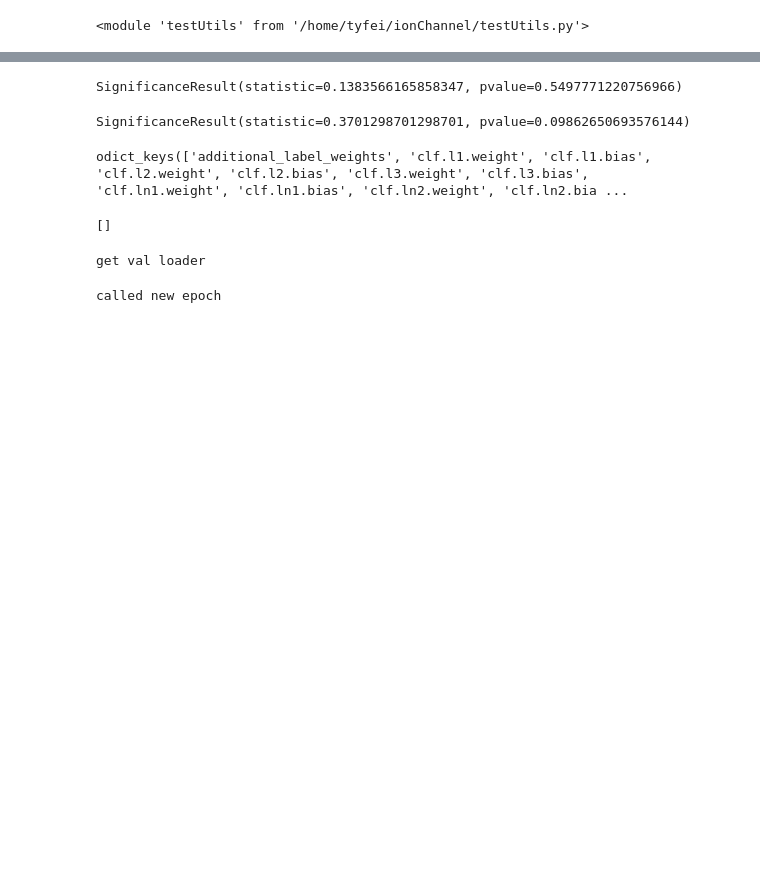
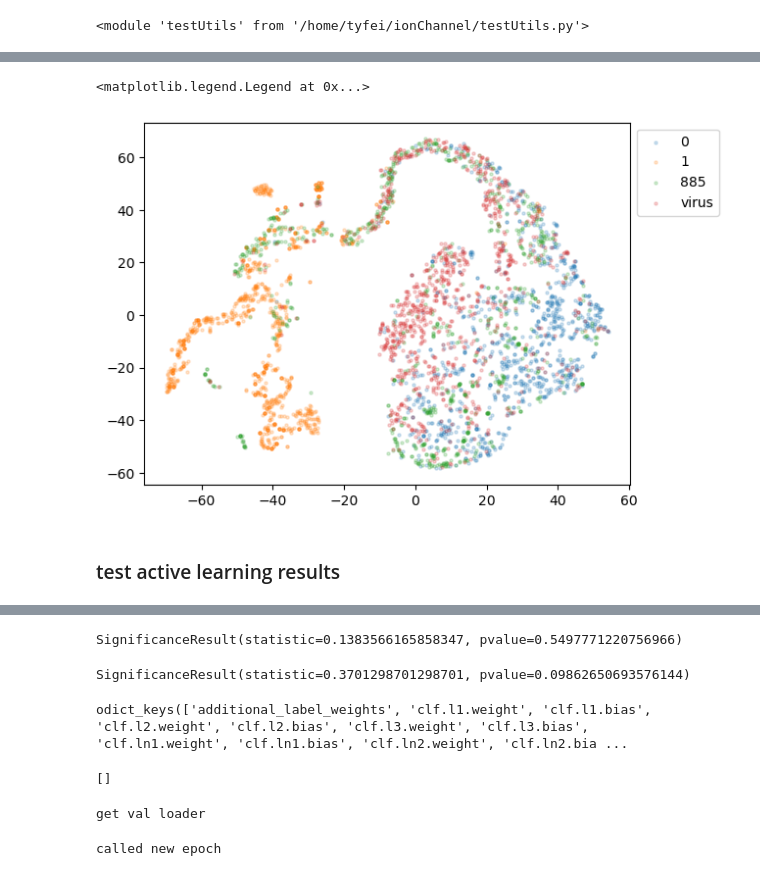
Before and after one commit to tyfei0216/ionChannel, a Jupyter notebook: test.ipynb, the cells around one changed output, grey strips where cells are left out. Drawn from its saved outputs; the diff is of its cells as text; code cells hidden in the pictures; blank space fills up the shorter version.

```diff
--- a/test.ipynb
+++ b/test.ipynb
@@ -22,0 +685,15 @@ importlib.reload(testUtils)
+# %%
+#adversial
+df = testUtils.tsnedf(embed, res)
+df["label"] = df["label"].astype(str)
+# df = testUtils.umapdf(embed, res, n_neighbors=25)
+import matplotlib.pyplot as plt
+for i in np.unique(df["label"]):
+    subdf = df[df["label"] == i]
+    plt.scatter(subdf["x"], subdf["y"], label=i, s=5, alpha=0.2)
+plt.legend(bbox_to_anchor=(1,1))
+# %% [output]
+<matplotlib.legend.Legend at 0x...>
+[figure, added]
+# %% [markdown]
+### test active learning results
```
Also changed, not shown: parts of 71 cells of this notebook, 5 other files.
